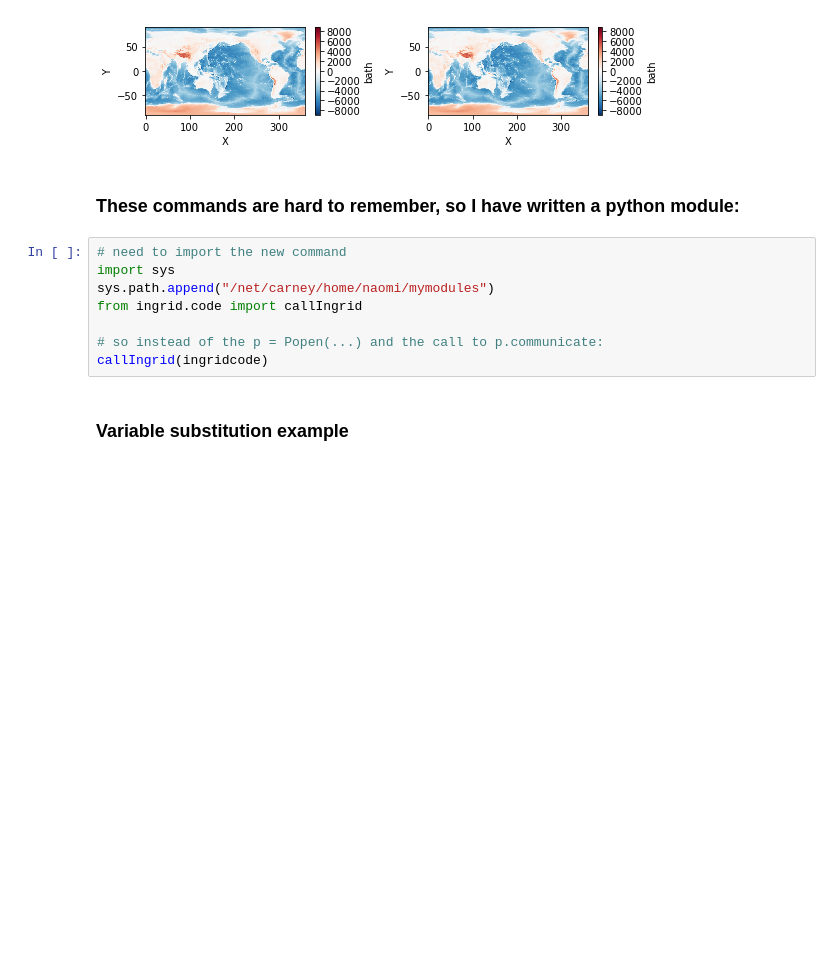
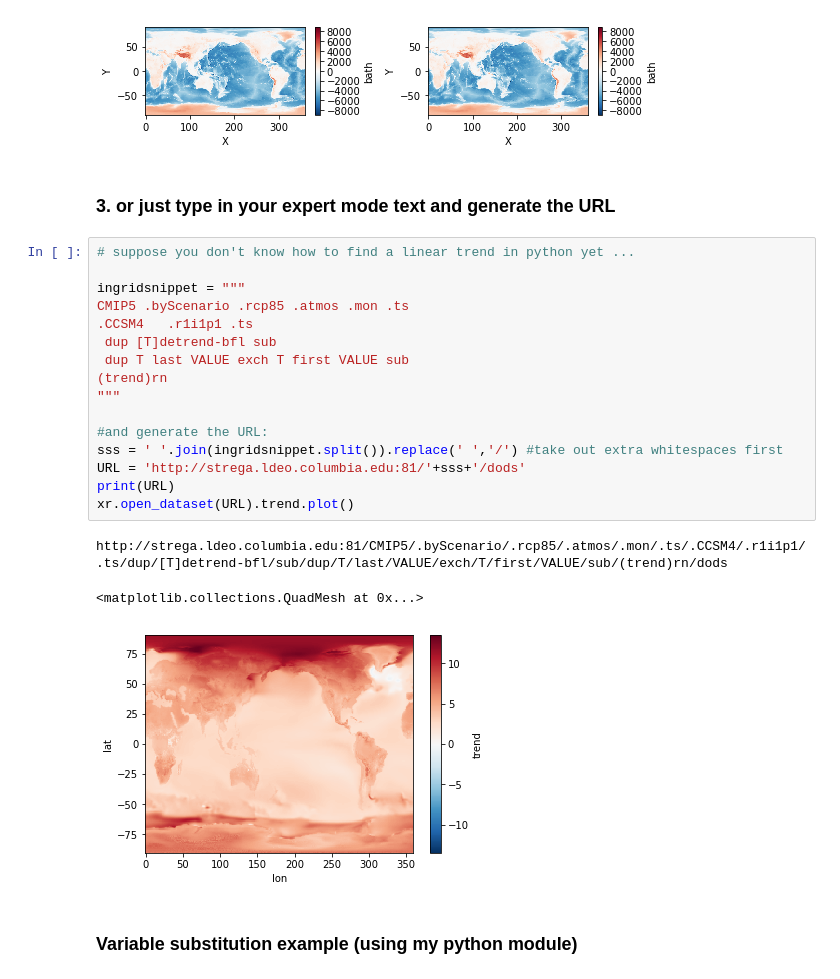
Before and after one commit to naomi-henderson/OCPhelp, a Jupyter notebook: IngridCodeAndOPeNDAP.ipynb, the cells around one changed output. Saved outputs shown, nothing was run; the diff lists cells and outputs as text; blank space fills up the shorter version.

```diff
--- a/IngridCodeAndOPeNDAP.ipynb
+++ b/IngridCodeAndOPeNDAP.ipynb
@@ -59,16 +59,28 @@ plt.tight_layout()
 assert dsURL.equals(dsCODE)
 # %% [output]
 [figure]
-# %% [markdown]
-### These commands are hard to remember, so I have written a python module:
-# %%
-# need to import the new command
-import sys
-sys.path.append("/net/carney/home/naomi/mymodules")
-from ingrid.code import callIngrid
-
-# so instead of the p = Popen(...) and the call to p.communicate:
-callIngrid(ingridcode)
+# %% [markdown]
+### 3. or just type in your expert mode text and generate the URL
+# %%
+# suppose you don't know how to find a linear trend in python yet ...
+
+ingridsnippet = """
+CMIP5 .byScenario .rcp85 .atmos .mon .ts
+.CCSM4   .r1i1p1 .ts
+ dup [T]detrend-bfl sub
+ dup T last VALUE exch T first VALUE sub
+(trend)rn
+"""
+
+#and generate the URL:
+sss = ' '.join(ingridsnippet.split()).replace(' ','/') #take out extra whitespaces first
+URL = 'http://strega.ldeo.columbia.edu:81/'+sss+'/dods'
+print(URL)
+xr.open_dataset(URL).trend.plot()
+# %% [output]
+http://strega.ldeo.columbia.edu:81/CMIP5/.byScenario/.rcp85/.atmos/.mon/.ts/.CCSM4/.r1i1p1/.ts/dup/[T]detrend-bfl/sub/dup/T/last/VALUE/exch/T/first/VALUE/sub/(trend)rn/dods
+<matplotlib.collections.QuadMesh at 0x...>
+[figure, added]
 # %% [markdown]
-### Variable substitution example
+### Variable substitution example (using my python module)
 # %%
```
Also changed, not shown: parts of 1 cell of this notebook.
